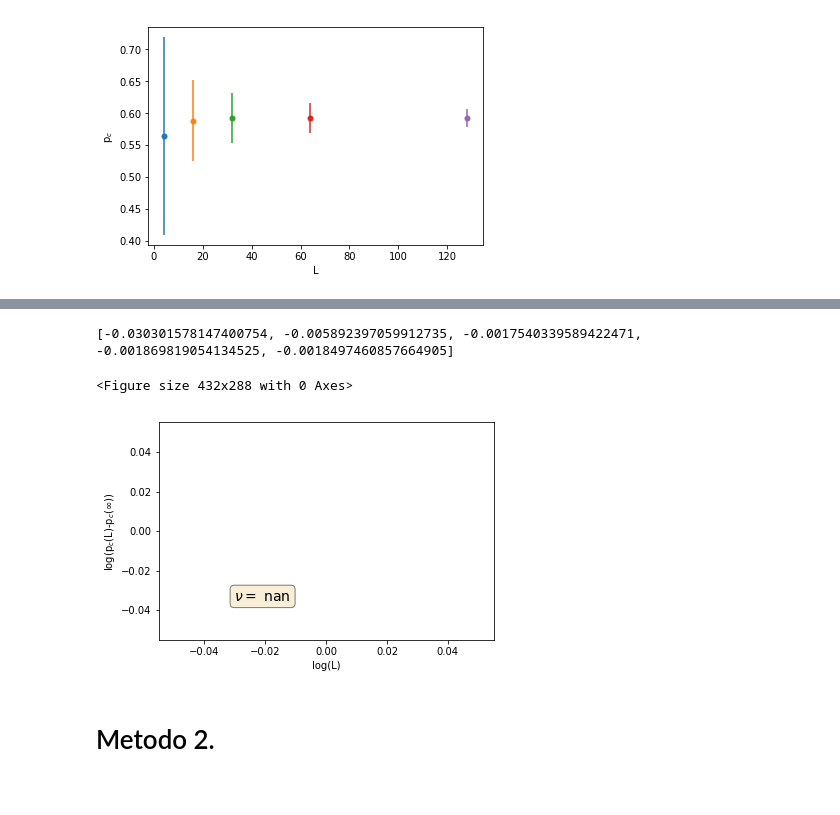
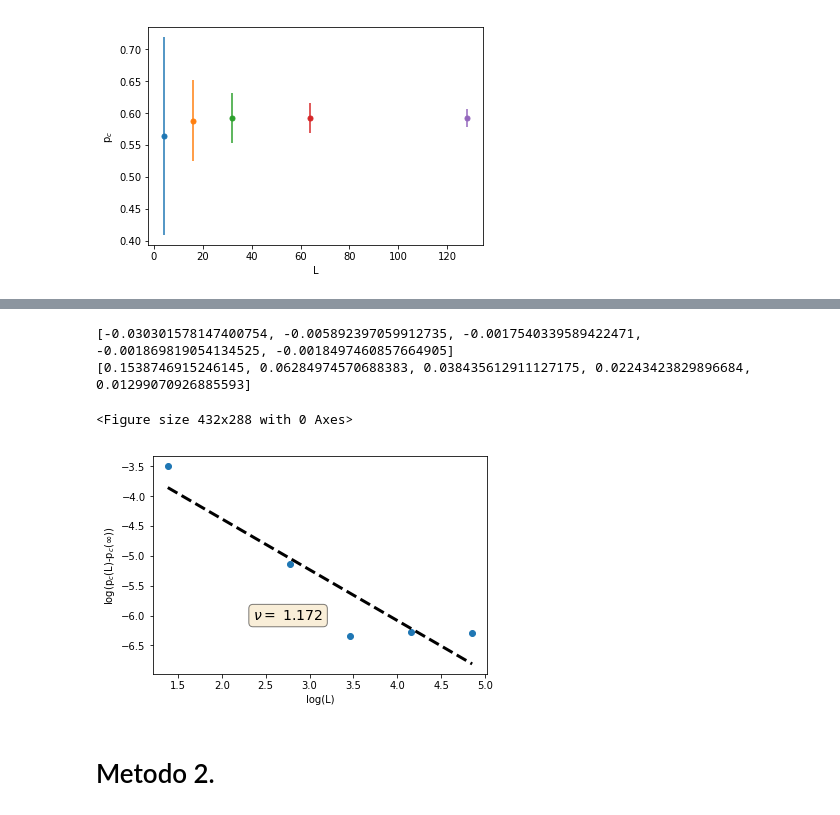
Before and after one commit to Luciousboy/computacional, a Jupyter notebook: graficador.ipynb, the cells around one changed output, grey strips where cells are left out. Saved outputs shown, nothing was run; the diff lists cells and outputs as text; code cells hidden in the pictures.

```diff
--- a/graficador.ipynb
+++ b/graficador.ipynb
@@ -134,39 +134,43 @@ ax = plt.subplot(111)
 for i in range(0,len(pc_L)):
     logL.append(np.log(float(pc_L[i][0])))
     diff.append(float(pc_L[i][1]-p1[1]));
     differr.append(float(pc_L[i][2]-0.001));
+
 print(diff)
-y_a = [np.log(x) for x in diff[2:]]
-yerr = [np.log(x) for x in differr[2:]]
+print(differr)
+y_a = [np.log(abs(x)) for x in diff]
+yerr = [np.log(abs(x)) for x in differr]
 
 
-x_g=np.asarray(logL)[:3];
+x_g=np.asarray(logL);
 y_g=np.asarray(y_a);
-x=np.asarray(logL)[:3]; #estan desordenados, los ultimos son los primeros.
+x=np.asarray(logL); #estan desordenados, los ultimos son los primeros.
 y=np.asarray(y_a);
 
 fitfunc = lambda p, x: p[0]*x+p[1]# Funcion con la que queremos fitear la data
 p0 = [1, 1] # Parametros iniciales para fitear
 errfunc = lambda p, x, y: fitfunc(p, x) - y # Distancia a la función objetivo
 p1, success = optimize.leastsq(errfunc, p0[:], args=(x, y))
 #p1 es [pendiente, origen]
 plt.plot(x_g, y_g,'o', x, fitfunc(p1, x), "k--",linewidth=3) # ploteo la data y el ajuste
 
 
 props = dict(boxstyle='round', facecolor='wheat', alpha=0.5)
 
 # place a text box in upper left in axes coords
-fig.text(0.3, 0.3, r'$\nu=$ %0.3f' %round(p1[0],3), transform=ax.transAxes, fontsize=14,
+nu=-(1/p1[0]);
+fig.text(0.3, 0.3, r'$\nu=$ %0.3f' %round(nu,3), transform=ax.transAxes, fontsize=14,
         verticalalignment='top', bbox=props)
 plt.xlabel('log(L)')
 plt.ylabel('log(p$_{c}$(L)-p$_{c}$($\infty$))')
 
 plt.savefig(name+'_grafico.png')
 plt.show()
 # %% [output]
 [-0.030301578147400754, -0.005892397059912735, -0.0017540339589422471, -0.001869819054134525, -0.0018497460857664905]
+[0.1538746915246145, 0.06284974570688383, 0.038435612911127175, 0.02243423829896684, 0.01299070926885593]
 <Figure size 432x288 with 0 Axes>
-[figure, old version]
+[figure, new version]
 # %% [markdown]
 # Metodo 2.
 # %%
```
Also changed, not shown: parts of 3 cells of this notebook, 3 other files.
